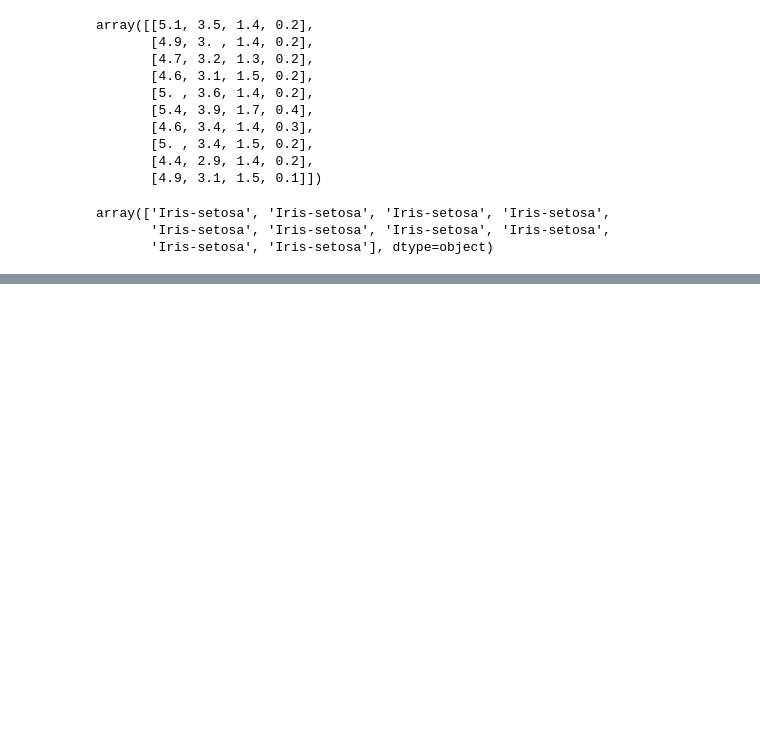
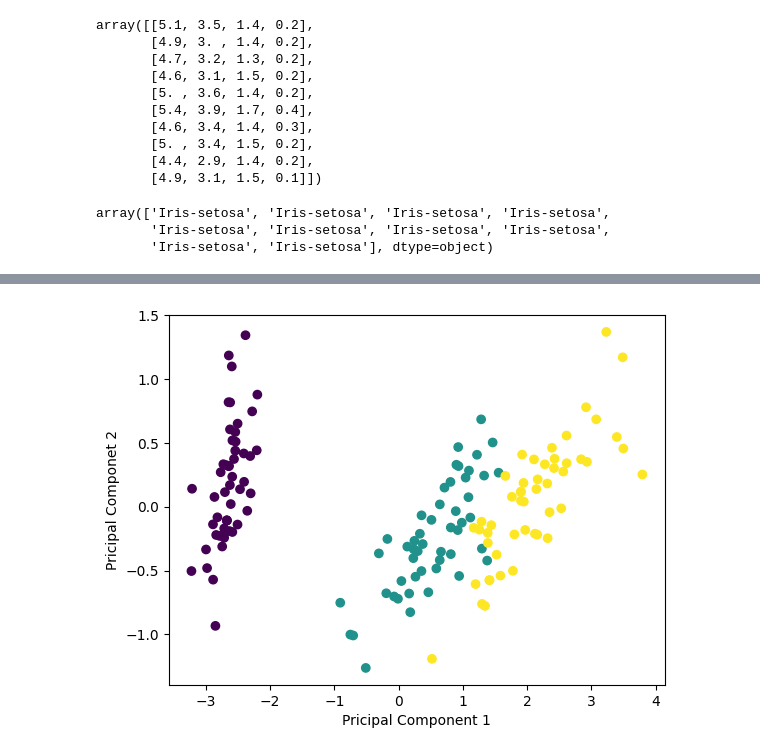
Before and after one commit to samwanyua/Python-for-Deep-Learning, a Jupyter notebook: Tensorflow/principal_component_analysis.ipynb, the cells around one changed output, grey strips where cells are left out. Cells and saved outputs as stored; diff of their text form; code cells hidden in the pictures; blank space fills up the shorter version.

Commit message:
Principal Component Analysis : data visualization

```diff
--- a/Tensorflow/principal_component_analysis.ipynb
+++ b/Tensorflow/principal_component_analysis.ipynb
@@ -97,3 +98,7 @@ y[:10]
 array(['Iris-setosa', 'Iris-setosa', 'Iris-setosa', 'Iris-setosa',
        'Iris-setosa', 'Iris-setosa', 'Iris-setosa', 'Iris-setosa',
        'Iris-setosa', 'Iris-setosa'], dtype=object)
+# %%
+pca = PCA(n_components=2) #  reduce the dimensions of the dataset X to 2 principal components
+X_pca = pca.fit_transform(X)
+X_pca
@@ -99,0 +123,11 @@ array(['Iris-setosa', 'Iris-setosa', 'Iris-setosa', 'Iris-setosa',
+# %%
+from sklearn.preprocessing import LabelEncoder
+le = LabelEncoder()
+y_num = le.fit_transform(y)
+
+plt.scatter(X_pca[:,0], X_pca[:,1], c=y_num, cmap='viridis')
+plt.xlabel('Pricipal Component 1')
+plt.ylabel('Pricipal Componet 2')
+plt.show()
+# %% [output]
+[figure, added]
```
Also changed, not shown: parts of 2 cells of this notebook.
